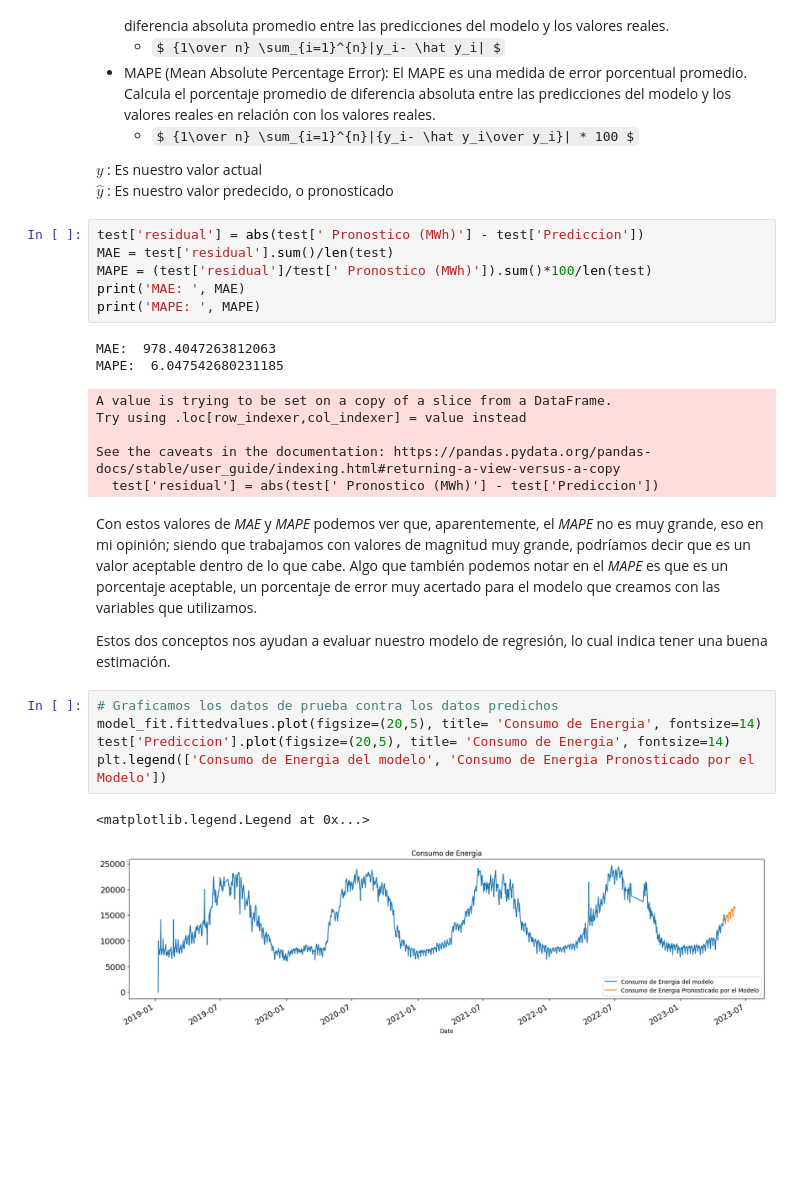
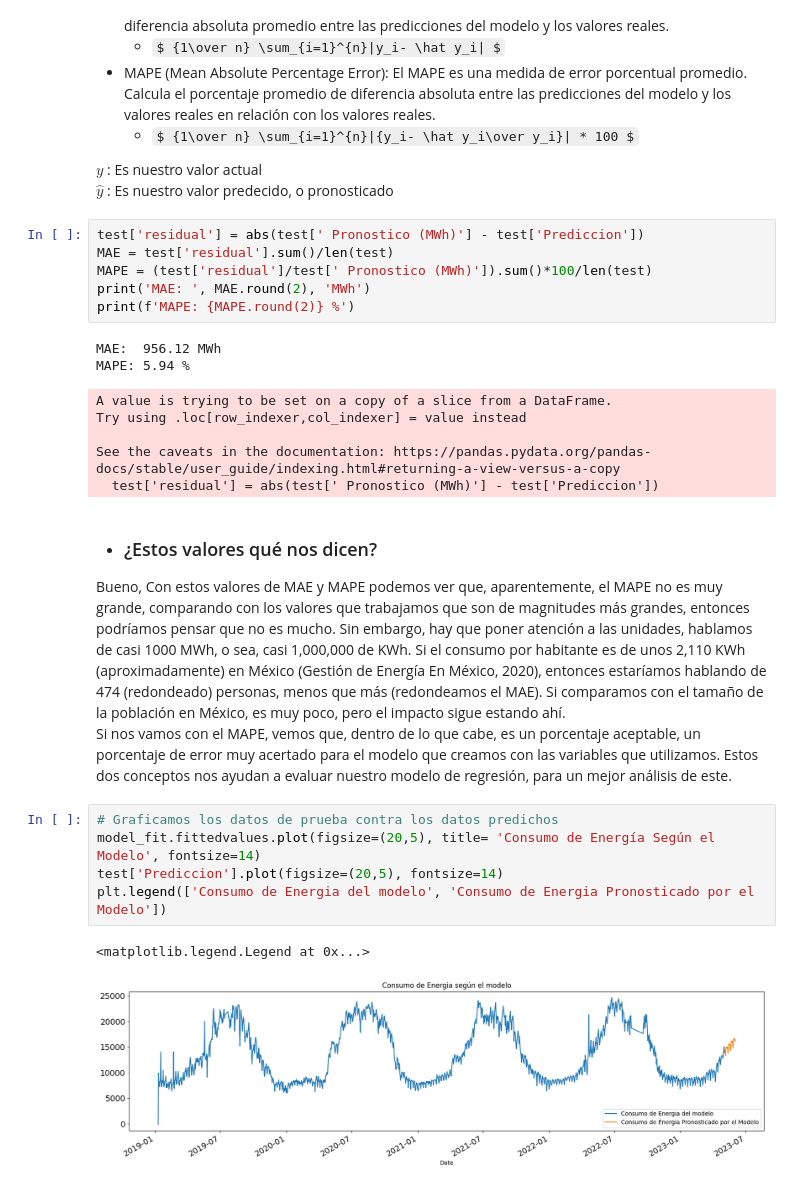
Before and after one commit to anmerino-pnd/Prediccion_con_Estadistica, a Jupyter notebook: prediccion_con_estadisticas.ipynb, the cells around one changed output. Cells and saved outputs as stored; diff of their text form; some formulas as TeX source; blank space fills up the shorter version.

```diff
--- a/prediccion_con_estadisticas.ipynb
+++ b/prediccion_con_estadisticas.ipynb
@@ -580,26 +579,26 @@ $ \hat y $
 test['residual'] = abs(test[' Pronostico (MWh)'] - test['Prediccion'])
 MAE = test['residual'].sum()/len(test)
 MAPE = (test['residual']/test[' Pronostico (MWh)']).sum()*100/len(test)
-print('MAE: ', MAE)
-print('MAPE: ', MAPE)
+print('MAE: ', MAE.round(2), 'MWh')
+print(f'MAPE: {MAPE.round(2)} %')
 # %% [output]
-MAE:  978.4047263812063
-MAPE:  6.047542680231185
+MAE:  956.12 MWh
+MAPE: 5.94 %
 A value is trying to be set on a copy of a slice from a DataFrame.
 Try using .loc[row_indexer,col_indexer] = value instead
 
 See the caveats in the documentation: https://pandas.pydata.org/pandas-docs/stable/user_guide/indexing.html#returning-a-view-versus-a-copy
   test['residual'] = abs(test[' Pronostico (MWh)'] - test['Prediccion'])
 # %% [markdown]
-Con estos valores de *MAE* y *MAPE* podemos ver que, aparentemente, el *MAPE* no es muy grande, eso en mi opinión; siendo que trabajamos con valores de magnitud muy grande, podríamos decir que es un valor aceptable dentro de lo que cabe. Algo que también podemos notar en el *MAPE* es que es un porcentaje aceptable, un porcentaje de error muy acertado para el modelo que creamos con las variables que utilizamos.
-
-Estos dos conceptos nos ayudan a evaluar nuestro modelo de regresión, lo cual indica tener una buena estimación.
+- ### ¿Estos valores qué nos dicen?
+Bueno, Con estos valores de MAE y MAPE podemos ver que, aparentemente, el MAPE no es muy grande, comparando con los valores que trabajamos que son de magnitudes más grandes, entonces podríamos pensar que no es mucho. Sin embargo, hay que poner atención a las unidades, hablamos de casi 1000 MWh, o sea, casi 1,000,000 de KWh. Si el consumo por habitante es de unos 2,110 KWh (aproximadamente) en México (Gestión de Energía En México, 2020), entonces estaríamos hablando de 474 (redondeado) personas, menos que más (redondeamos el MAE). Si comparamos con el tamaño de la población en México, es muy poco, pero el impacto sigue estando ahí. \
+Si nos vamos con el MAPE, vemos que, dentro de lo que cabe, es un porcentaje aceptable, un porcentaje de error muy acertado para el modelo que creamos con las variables que utilizamos. Estos dos conceptos nos ayudan a evaluar nuestro modelo de regresión, para un mejor análisis de este.
 # %%
 # Graficamos los datos de prueba contra los datos predichos
-model_fit.fittedvalues.plot(figsize=(20,5), title= 'Consumo de Energia', fontsize=14)
-test['Prediccion'].plot(figsize=(20,5), title= 'Consumo de Energia', fontsize=14)
+model_fit.fittedvalues.plot(figsize=(20,5), title= 'Consumo de Energía Según el Modelo', fontsize=14)
+test['Prediccion'].plot(figsize=(20,5), fontsize=14)
 plt.legend(['Consumo de Energia del modelo', 'Consumo de Energia Pronosticado por el Modelo'])
 # %% [output]
 <matplotlib.legend.Legend at 0x...>
-[figure, old version]
+[figure, new version]
 # %% [markdown]
```
Also changed, not shown: parts of 14 cells of this notebook, 2 other files.
